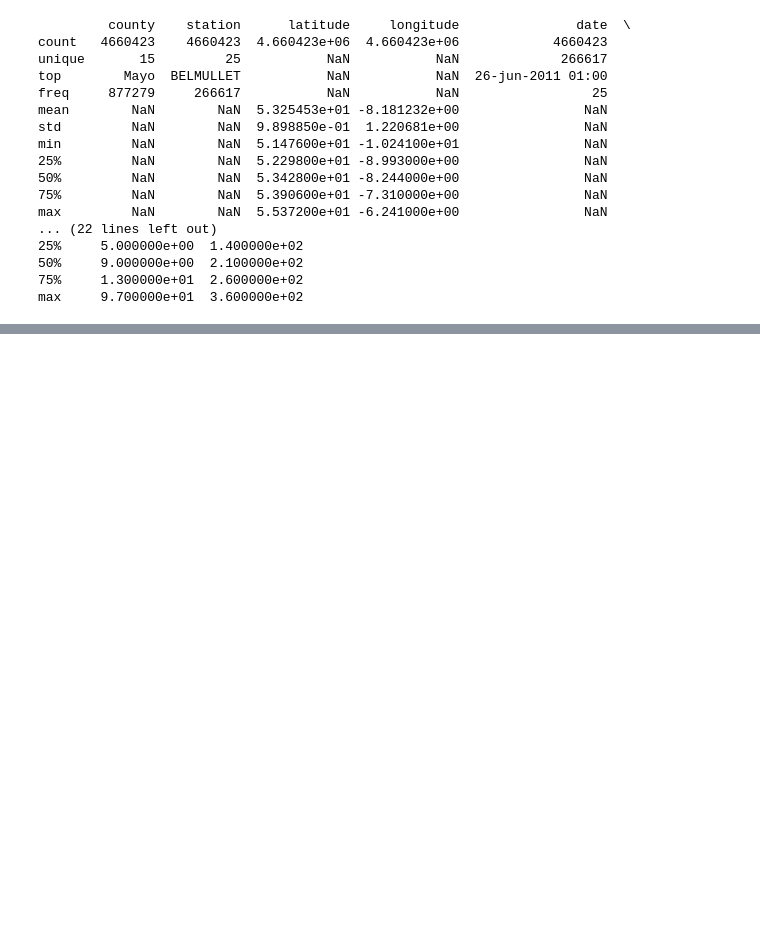
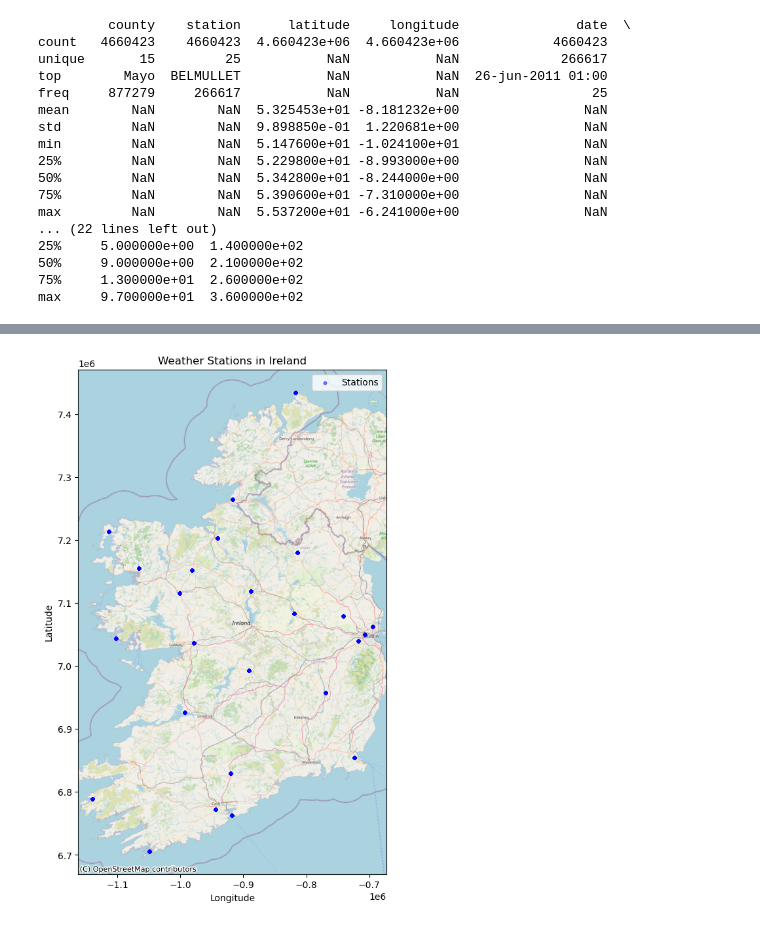
Before and after one commit to Sushil307/msc-feb2024-capstone, a Jupyter notebook: Feb-CA1.ipynb, the cells around one changed output, grey strips where cells are left out. Cells and saved outputs as stored; diff of their text form; code cells hidden in the pictures; blank space fills up the shorter version.

```diff
--- a/Feb-CA1.ipynb
+++ b/Feb-CA1.ipynb
@@ -195,0 +264,25 @@ max     9.700000e+01  3.600000e+02
+# %%
+# Convert longitude and latitude to geometry points
+geometry = [Point(xy) for xy in zip(df['longitude'], df['latitude'])]
+geo_df = gpd.GeoDataFrame(df, geometry=geometry)
+
+# Set coordinate reference system (CRS) to WGS84 (EPSG:4326)
+geo_df.set_crs(epsg=4326, inplace=True)
+
+# Convert to Web Mercator CRS (EPSG:3857) for compatibility with basemaps
+geo_df = geo_df.to_crs(epsg=3857)
+
+# Plot on a basemap
+fig, ax = plt.subplots(figsize=(10, 10))
+geo_df.plot(ax=ax, markersize=10, color='blue', alpha=0.5, label='Stations')
+
+# Add a basemap using OpenStreetMap
+ctx.add_basemap(ax, source=ctx.providers.OpenStreetMap.Mapnik)
+
+plt.xlabel("Longitude")
+plt.ylabel("Latitude")
+plt.title("Weather Stations in Ireland")
+plt.legend()
+plt.show()
+# %% [output]
+[figure, added]
```
Also changed, not shown: parts of 8 cells of this notebook.
